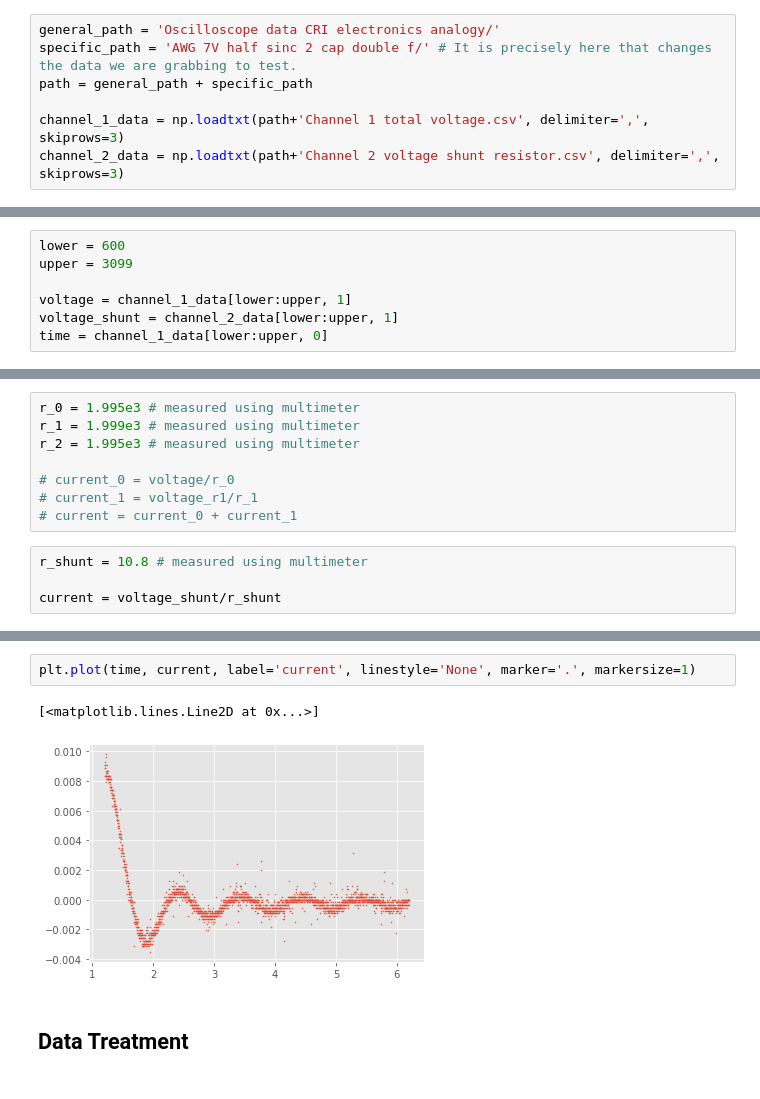
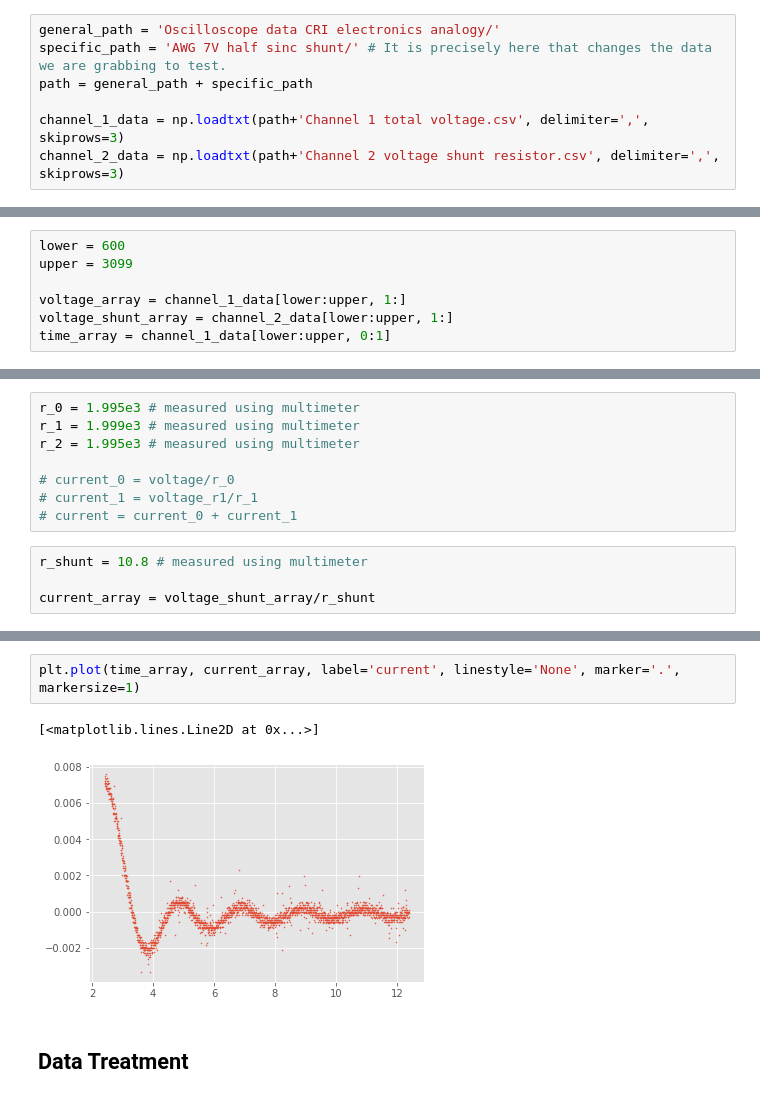
Before and after one commit to AlexB-B/DeePyMoD_torch_AlexVersion, a Jupyter notebook: notebooks/Example - Real Electronics Data.ipynb, the cells around one changed output, grey strips where cells are left out. Saved outputs shown, nothing was run; the diff lists cells and outputs as text.

Commit message:
Prepared nb for running real data again that will be saved and plotted

```diff
--- a/notebooks/Example - Real Electronics Data.ipynb
+++ b/notebooks/Example - Real Electronics Data.ipynb
@@ -14,6 +22,6 @@ import deepymod_torch.VE_params as VE_params
 # %%
 general_path = 'Oscilloscope data CRI electronics analogy/'
-specific_path = 'AWG 7V half sinc 2 cap double f/' # It is precisely here that changes the data we are grabbing to test.
+specific_path = 'AWG 7V half sinc shunt/' # It is precisely here that changes the data we are grabbing to test.
 path = general_path + specific_path
 
 channel_1_data = np.loadtxt(path+'Channel 1 total voltage.csv', delimiter=',', skiprows=3)
@@ -29,9 +37,9 @@ plt.plot(channel_1_data[600:3099, 1])
 lower = 600
 upper = 3099
 
-voltage = channel_1_data[lower:upper, 1]
-voltage_shunt = channel_2_data[lower:upper, 1]
-time = channel_1_data[lower:upper, 0]
+voltage_array = channel_1_data[lower:upper, 1:]
+voltage_shunt_array = channel_2_data[lower:upper, 1:]
+time_array = channel_1_data[lower:upper, 0:1]
 # %%
 # voltage = channel_1_data[:, 1]
 # voltage_shunt = channel_2_data[:, 1]
@@ -51,5 +59,5 @@ r_2 = 1.995e3 # measured using multimeter
 # %%
 r_shunt = 10.8 # measured using multimeter
 
-current = voltage_shunt/r_shunt
+current_array = voltage_shunt_array/r_shunt
 # %%
@@ -58,9 +66,9 @@ plt.plot(time, voltage, label='voltage', linestyle='None', marker='.', markersiz
 [<matplotlib.lines.Line2D at 0x...>]
 [figure]
 # %%
-plt.plot(time, current, label='current', linestyle='None', marker='.', markersize=1)
+plt.plot(time_array, current_array, label='current', linestyle='None', marker='.', markersize=1)
 # %% [output]
 [<matplotlib.lines.Line2D at 0x...>]
-[figure, old version]
+[figure, new version]
 # %% [markdown]
 ## Data Treatment
```
Also changed, not shown: parts of 13 cells of this notebook, 1 other file.
